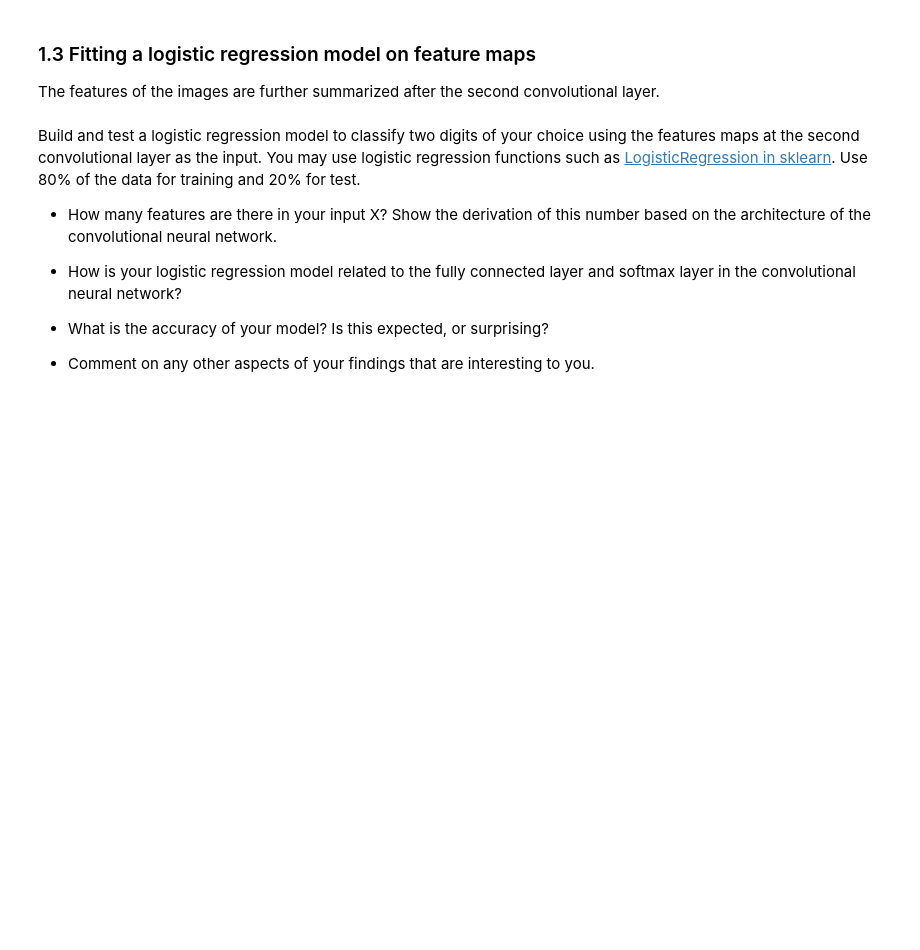
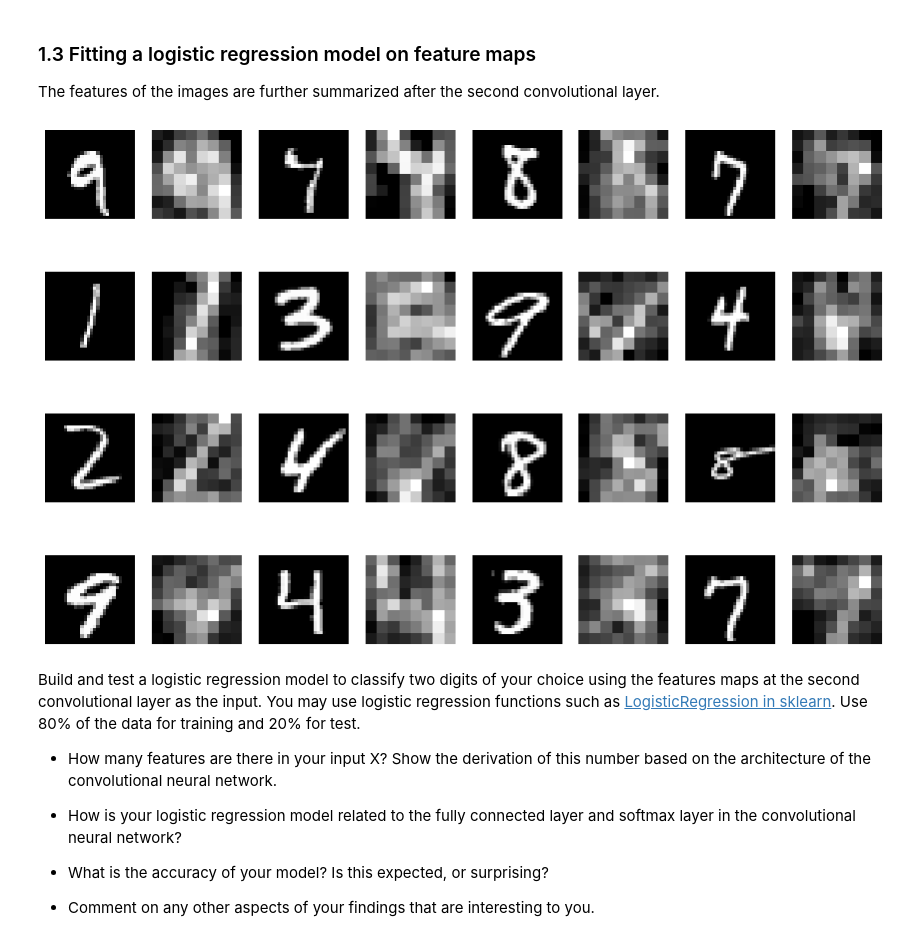
Before and after one commit to Voldemort108X/Yale-courses, a Jupyter notebook: SDS 665 Intermediate Machine Learning/HWs/HW2/assn2.ipynb, the cells around one changed output. Drawn from its saved outputs; the diff is of its cells as text; code cells hidden in the pictures; blank space fills up the shorter version.

```diff
--- a/SDS 665 Intermediate Machine Learning/HWs/HW2/assn2.ipynb
+++ b/SDS 665 Intermediate Machine Learning/HWs/HW2/assn2.ipynb
@@ -204,18 +221,20 @@ The features of the images are further summarized after the second convolutional
 # %%
 conv2_layer_model = keras.Model(inputs=model.input, outputs=model.get_layer('conv2').output)
 feature_map_conv2 = conv2_layer_model(x_test)
 
 fig, axs = plt.subplots(4, 8)
 fig.set_figheight(10)
 fig.set_figwidth(15)
 
 ix=0
 for i in range(4):
     for j in range(4):
         axs[i, 2*j].imshow(x_test[sample_index[4*i+j], :, :, 0], cmap='gray')
         axs[i, 2*j].axis('off')
-        axs[i, 2*j+1].imshow(feature_map_conv2[sample_index[4*i+j], :, :, 0], cmap='gray')
+        axs[i, 2*j+1].imshow(feature_map_conv2[sample_index[4*i+j], :, :, 0].eval(session=sess), cmap='gray')
         axs[i, 2*j+1].axis('off')
+# %% [output]
+[figure, added]
 # %% [markdown]
 Build and test a logistic regression model to classify two digits of your choice using the features maps at the second convolutional layer as the input. You may use logistic regression functions such as [LogisticRegression in sklearn](https://scikit-learn.org/stable/modules/generated/sklearn.linear_model.LogisticRegression.html). Use 80% of the data for training and 20% for test.
 
```
Also changed, not shown: parts of 20 cells of this notebook.
